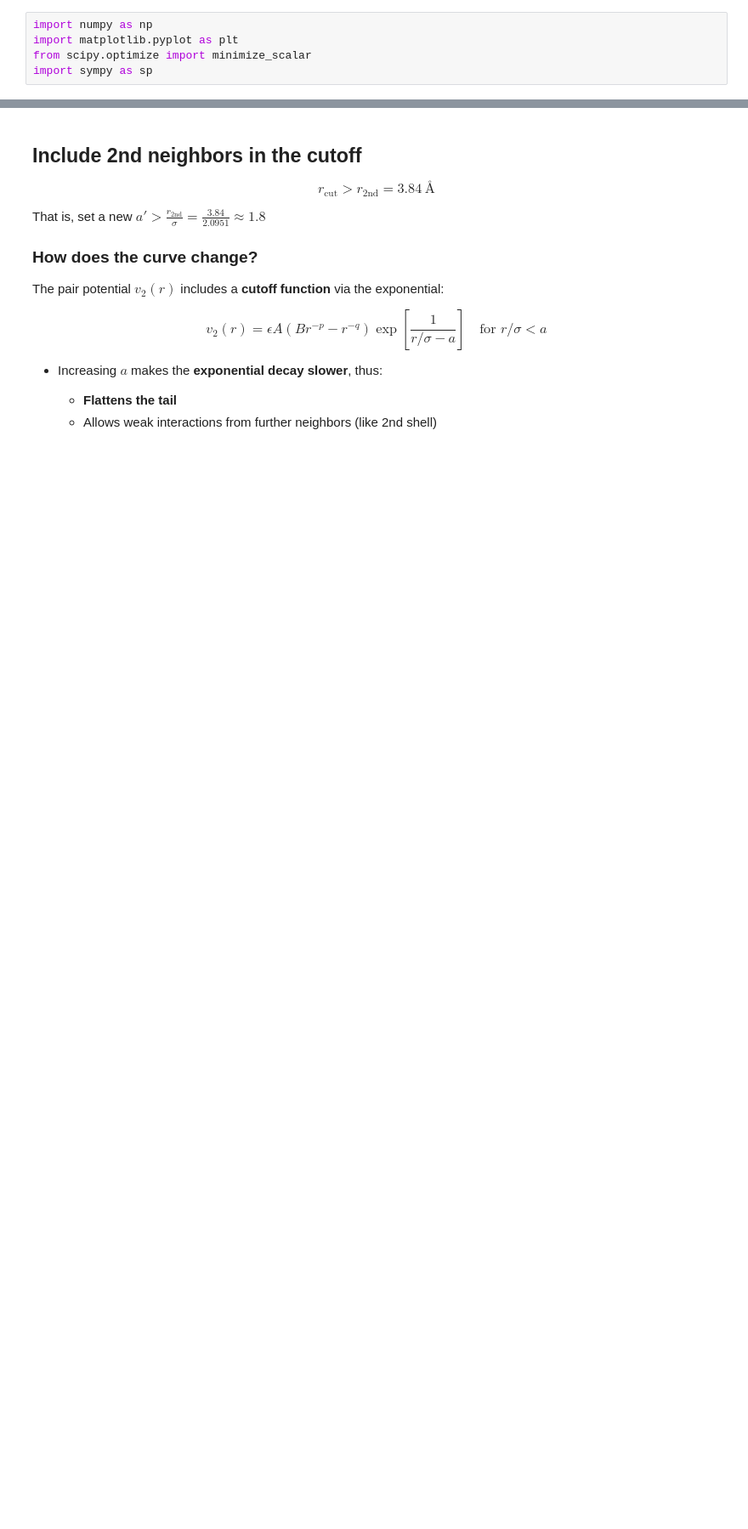
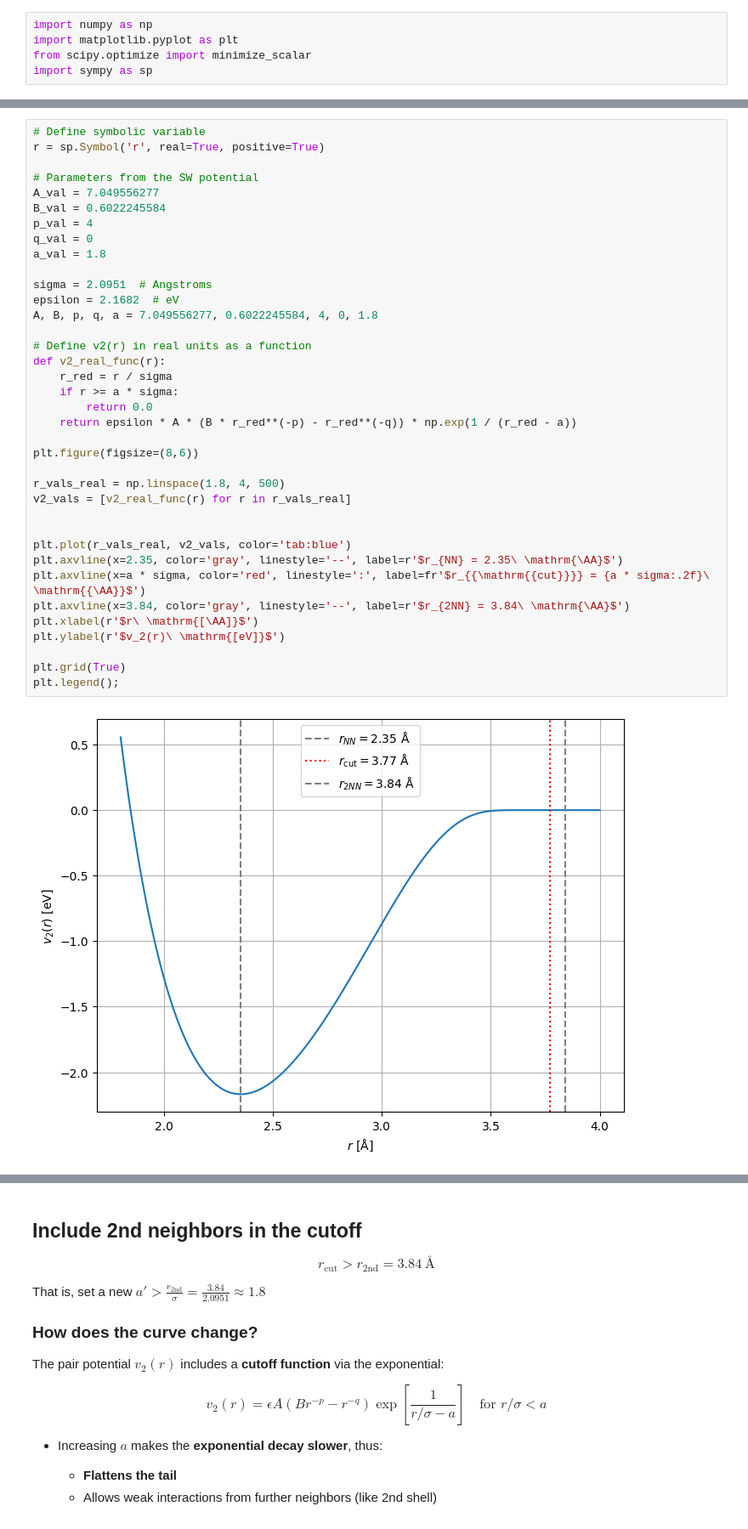
Before and after one commit to pyracetamol/tmms_2025, a Jupyter notebook: 03_stillinger_weber/sw.ipynb, the cells around one changed output, grey strips where cells are left out. Shown at 85% size. Drawn from its saved outputs; the diff is of its cells as text; blank space fills up the shorter version.

```diff
--- a/03_stillinger_weber/sw.ipynb
+++ b/03_stillinger_weber/sw.ipynb
@@ -29,0 +49,39 @@ This is the distance between a silicon atom and the 12 next-nearest atoms (not d
+# %%
+# Define symbolic variable
+r = sp.Symbol('r', real=True, positive=True)
+
+# Parameters from the SW potential
+A_val = 7.049556277
+B_val = 0.6022245584
+p_val = 4
+q_val = 0
+a_val = 1.8
+
+sigma = 2.0951  # Angstroms
+epsilon = 2.1682  # eV
+A, B, p, q, a = 7.049556277, 0.6022245584, 4, 0, 1.8
+
+# Define v2(r) in real units as a function
+def v2_real_func(r):
+    r_red = r / sigma
+    if r >= a * sigma:
+        return 0.0
+    return epsilon * A * (B * r_red**(-p) - r_red**(-q)) * np.exp(1 / (r_red - a))
+
+plt.figure(figsize=(8,6))
+
+r_vals_real = np.linspace(1.8, 4, 500)
+v2_vals = [v2_real_func(r) for r in r_vals_real]
+
+
+plt.plot(r_vals_real, v2_vals, color='tab:blue')
+plt.axvline(x=2.35, color='gray', linestyle='--', label=r'$r_{NN} = 2.35\ \mathrm{\AA}$')
+plt.axvline(x=a * sigma, color='red', linestyle=':', label=fr'$r_{{\mathrm{{cut}}}} = {a * sigma:.2f}\ \mathrm{{\AA}}$')
+plt.axvline(x=3.84, color='gray', linestyle='--', label=r'$r_{2NN} = 3.84\ \mathrm{\AA}$')
+plt.xlabel(r'$r\ \mathrm{[\AA]}$')
+plt.ylabel(r'$v_2(r)\ \mathrm{[eV]}$')
+
+plt.grid(True)
+plt.legend();
+# %% [output]
+[figure, added]
```
Also changed, not shown: parts of 16 cells of this notebook, 1 other file.
